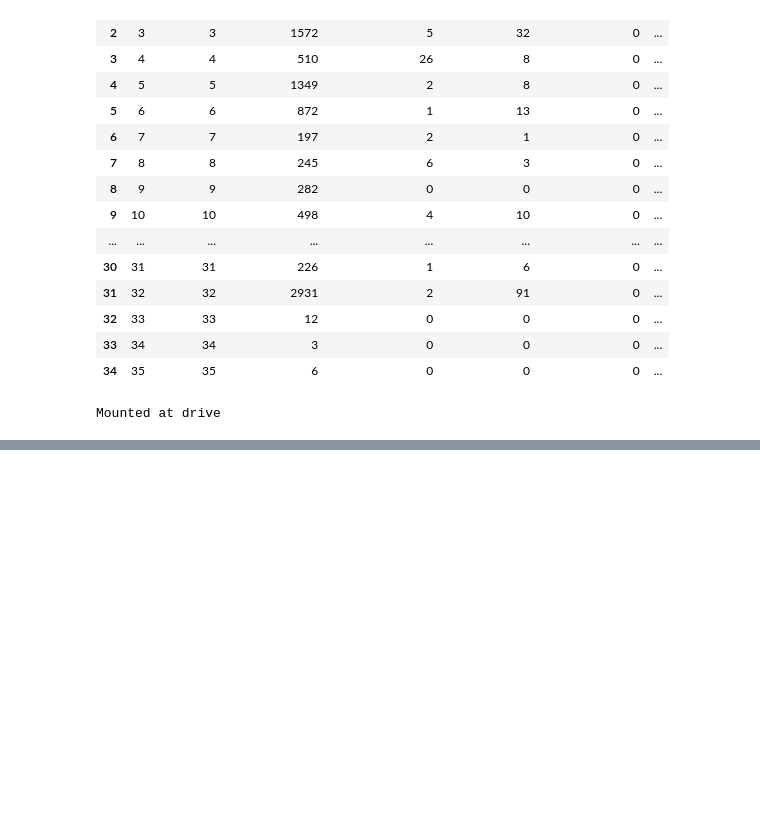
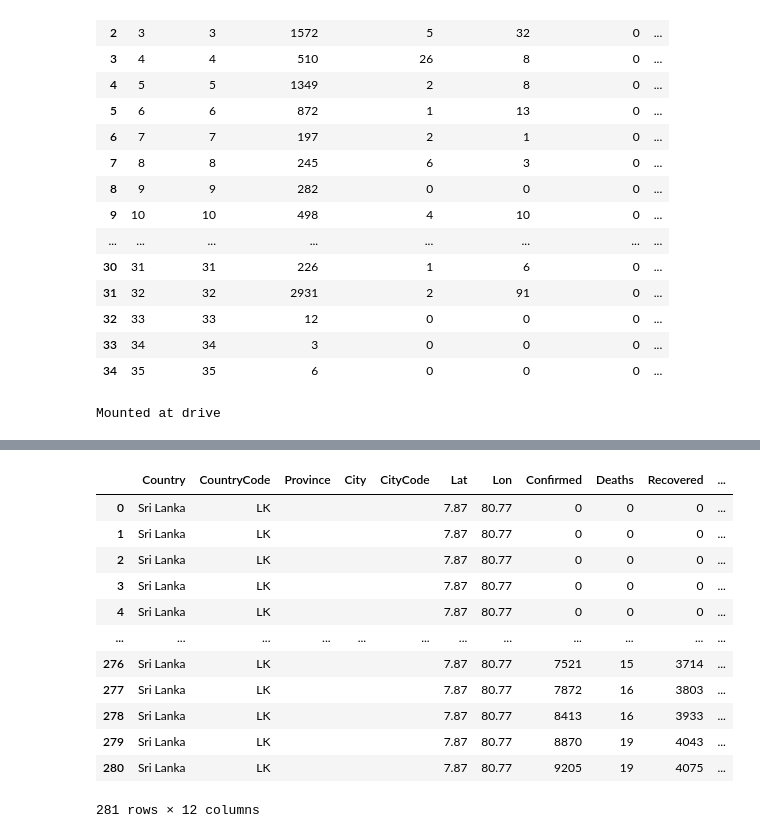
Before and after one commit to sathsaraRasantha/COVID-19_Predictive_Analysis, a Jupyter notebook: Covid_19.ipynb, the cells around one changed output, grey strips where cells are left out. Saved outputs shown, nothing was run; the diff lists cells and outputs as text; code cells hidden in the pictures; blank space fills up the shorter version.

```diff
--- a/Covid_19.ipynb
+++ b/Covid_19.ipynb
@@ -48,0 +135,17 @@ df.to_csv('data.csv')
+# %%
+sl_df = pd.json_normalize(sl_data)
+sl_df
+# %% [output]
+|  | Country | CountryCode | Province | City | CityCode | Lat | Lon | Confirmed | Deaths | Recovered | ... |
+| 0 | Sri Lanka | LK |  |  |  | 7.87 | 80.77 | 0 | 0 | 0 | ... |
+| 1 | Sri Lanka | LK |  |  |  | 7.87 | 80.77 | 0 | 0 | 0 | ... |
+| 2 | Sri Lanka | LK |  |  |  | 7.87 | 80.77 | 0 | 0 | 0 | ... |
+| 3 | Sri Lanka | LK |  |  |  | 7.87 | 80.77 | 0 | 0 | 0 | ... |
+| 4 | Sri Lanka | LK |  |  |  | 7.87 | 80.77 | 0 | 0 | 0 | ... |
+| ... | ... | ... | ... | ... | ... | ... | ... | ... | ... | ... | ... |
+| 276 | Sri Lanka | LK |  |  |  | 7.87 | 80.77 | 7521 | 15 | 3714 | ... |
+| 277 | Sri Lanka | LK |  |  |  | 7.87 | 80.77 | 7872 | 16 | 3803 | ... |
+| 278 | Sri Lanka | LK |  |  |  | 7.87 | 80.77 | 8413 | 16 | 3933 | ... |
+| 279 | Sri Lanka | LK |  |  |  | 7.87 | 80.77 | 8870 | 19 | 4043 | ... |
+| 280 | Sri Lanka | LK |  |  |  | 7.87 | 80.77 | 9205 | 19 | 4075 | ... |
+281 rows × 12 columns
```
Also changed, not shown: parts of 9 cells of this notebook.
